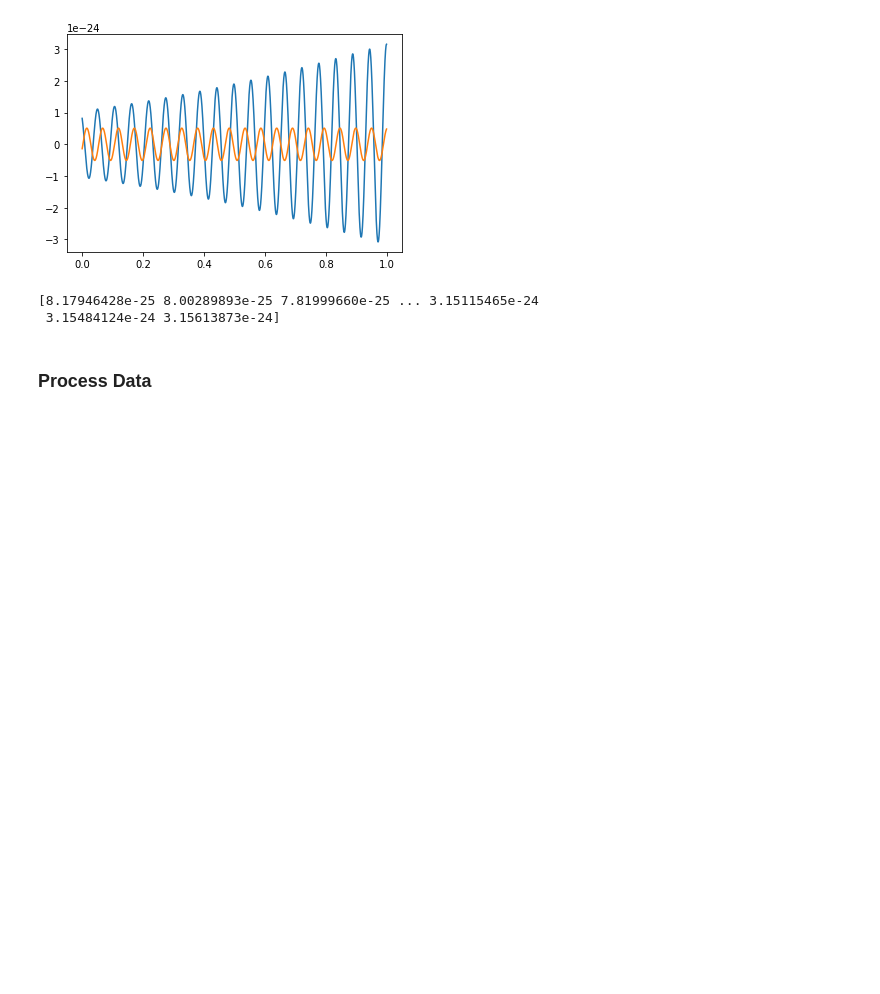
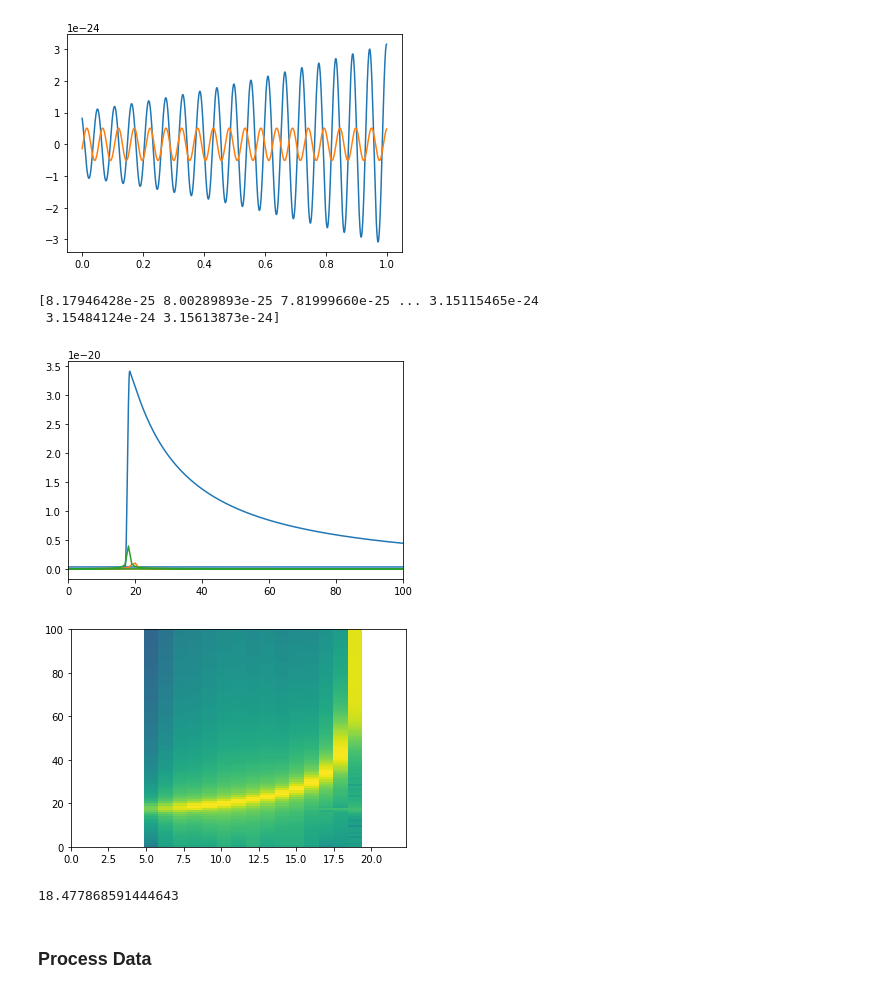
Before and after one commit to bpiotrzkowski/Example-Codes, a Jupyter notebook: gwPaPa-master/gwPapa_Waveform_Classifier-Gaussian-Noise.ipynb, the cells around one changed output. Cells and saved outputs as stored; diff of their text form; code cells hidden in the pictures; blank space fills up the shorter version.

```diff
--- a/gwPaPa-master/gwPapa_Waveform_Classifier-Gaussian-Noise.ipynb
+++ b/gwPaPa-master/gwPapa_Waveform_Classifier-Gaussian-Noise.ipynb
@@ -137,6 +137,29 @@ print(BBH_data[0])
 [figure]
 [8.17946428e-25 8.00289893e-25 7.81999660e-25 ... 3.15115465e-24
  3.15484124e-24 3.15613873e-24]
+# %%
+fftp=np.fft.rfft(BNS_data[0])
+fftfreq=np.fft.fftfreq(2048,1/4095)/2
+fftp2=np.fft.rfft(BBH_data[0])
+fftpd=np.fft.rfft(d)
+fftfreqd=np.fft.fftfreq(int(len(d)/2)+1,1/4096)/2
+#fftfreq=np.fft.fftfreq(2048,1/4095)
+
+plt.plot(fftfreqd,np.abs(fftpd))
+plt.plot(fftfreq,np.abs(fftp))
+plt.plot(fftfreq,np.abs(fftp2))
+plt.xlim(0,100)
+plt.show()
+
+plt.specgram(d,NFFT=4095,Fs=4096)
+plt.ylim(0,100)
+plt.show()
+
+print(fftfreqd[np.argmax(fftpd)])
+# %% [output]
+[figure, added]
+[figure, added]
+18.477868591444643
 # %% [markdown]
 ### Process Data
 # %%
```
Also changed, not shown: parts of 9 cells of this notebook, 1 other file.
